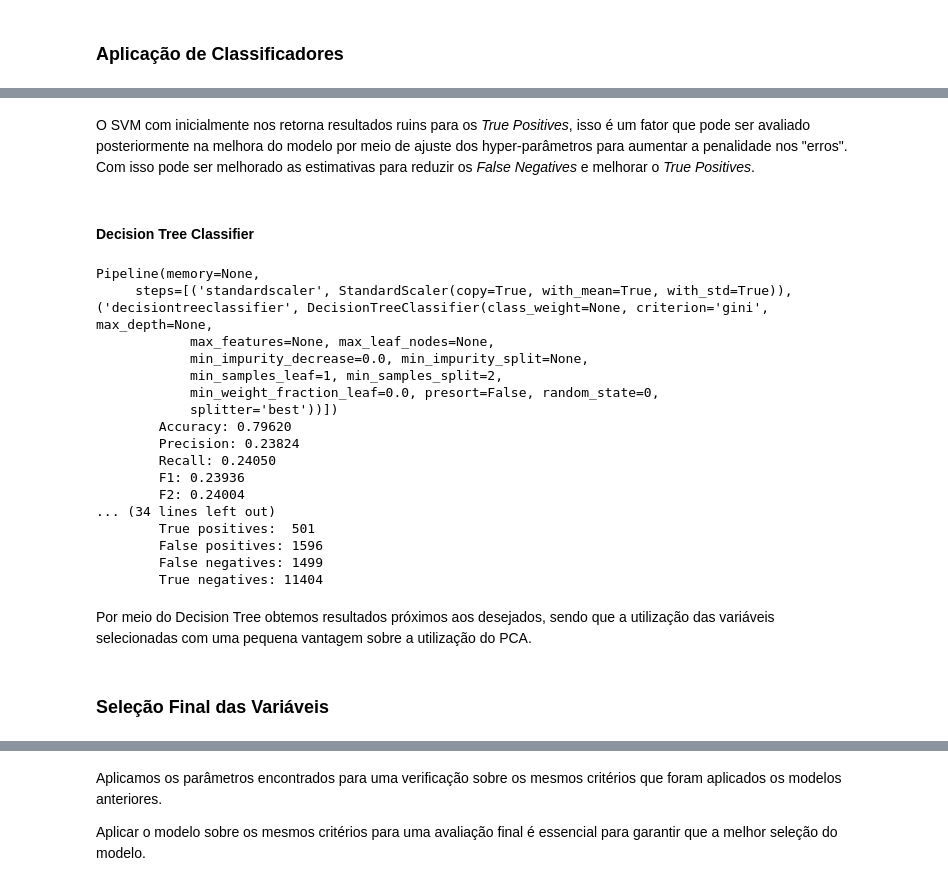
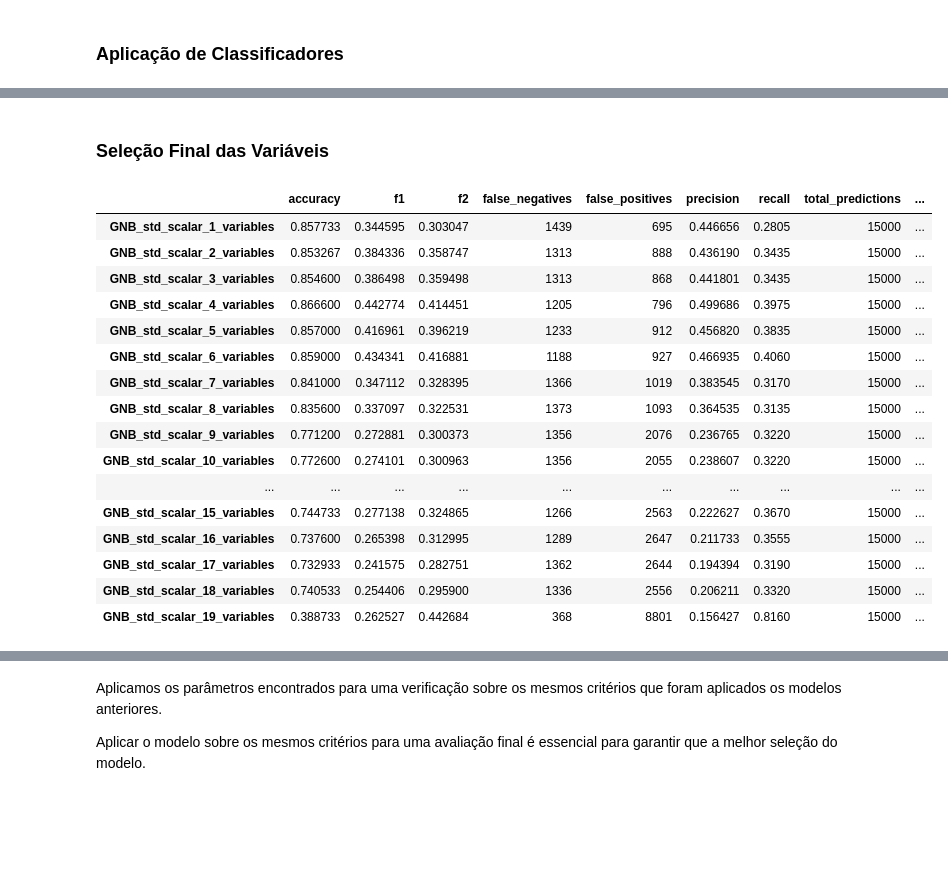
Before and after one commit to ChristianNogueira/udacity_machine_learning, a Jupyter notebook: final_project/final_project.ipynb, the cells around one changed output, grey strips where cells are left out. Saved outputs shown, nothing was run; the diff lists cells and outputs as text; code cells hidden in the pictures; blank space fills up the shorter version.

```diff
--- a/final_project/final_project.ipynb
+++ b/final_project/final_project.ipynb
@@ -227,7 +235,10 @@ features_scores = pd.concat([features_scores.reset_index(drop=True),
                              pd.Series(selector.scores_)], axis=1)
 features_scores.columns = ['variable', 'score']
 features_scores.set_index('variable', inplace=True)
-print(features_scores.sort_values(by=['score'], ascending=False))
+
+# vamos guardar a sequencia das variáveis para a avaliacao nos modelos
+features_sequence = features_scores.sort_values(by=['score'], ascending=False)
+print(features_sequence)
 # %% [output]
                                score
 variable
@@ -437,6 +456,10 @@ vezes é obtido com a função `StratifiedShuffleSplit` presente no
 # %%
 # criação do shuffle dos dados com seed fixo para replicação
 sss = StratifiedShuffleSplit(n_splits = 1000, random_state = 42)
+
+# variavel para guardar todos os testes realizados durante as análises
+results = pd.DataFrame(columns=['total_predictions', 'accuracy', 'f1', 'f2', 'precision', 'recall',
+              'true_negatives', 'false_negatives', 'false_positives', 'true_positives'])
 # %% [markdown]
 ### Aplicação de Classificadores
 # %% [markdown]
@@ -512,42 +569,2 @@ Pipeline(memory=None,
-# %% [markdown]
-O SVM com inicialmente nos retorna resultados ruins para os *True Positives*,
-isso é um fator que pode ser avaliado posteriormente na melhora do modelo por
-meio de ajuste dos hyper-parâmetros para aumentar a penalidade nos "erros".
-Com isso pode ser melhorado as estimativas para reduzir os *False Negatives* e
-melhorar o *True Positives*.
-# %% [markdown]
-#### Decision Tree Classifier
-# %%
-clf = make_pipeline(StandardScaler(),
-                    DecisionTreeClassifier(random_state=0))
-clf_pca = make_pipeline(StandardScaler(),
-                        PCA(n_components=4),
-                        DecisionTreeClassifier(random_state=0))
-
-tester(clf, sss, features_total, labels_poi)
-tester(clf, sss, features_select, labels_poi)
-tester(clf_pca, sss, features_total, labels_poi)
-# %% [output]
-Pipeline(memory=None,
-     steps=[('standardscaler', StandardScaler(copy=True, with_mean=True, with_std=True)), ('decisiontreeclassifier', DecisionTreeClassifier(class_weight=None, criterion='gini', max_depth=None,
-            max_features=None, max_leaf_nodes=None,
-            min_impurity_decrease=0.0, min_impurity_split=None,
-            min_samples_leaf=1, min_samples_split=2,
-            min_weight_fraction_leaf=0.0, presort=False, random_state=0,
-            splitter='best'))])
-        Accuracy: 0.79620
-        Precision: 0.23824
-        Recall: 0.24050
-        F1: 0.23936
-        F2: 0.24004
-... (34 lines left out)
-        True positives:  501
-        False positives: 1596
-        False negatives: 1499
-        True negatives: 11404
-# %% [markdown]
-Por meio do Decision Tree obtemos resultados próximos aos desejados, sendo que a
-utilização das variáveis selecionadas com uma pequena vantagem sobre a utilização
-do PCA.
 # %% [markdown]
 ### Seleção Final das Variáveis
@@ -553,0 +582,20 @@ do PCA.
+# %%
+results.tail(19)
+# %% [output]
+|  | accuracy | f1 | f2 | false_negatives | false_positives | precision | recall | total_predictions | ... |
+| GNB_std_scalar_1_variables | 0.857733 | 0.344595 | 0.303047 | 1439 | 695 | 0.446656 | 0.2805 | 15000 | ... |
+| GNB_std_scalar_2_variables | 0.853267 | 0.384336 | 0.358747 | 1313 | 888 | 0.436190 | 0.3435 | 15000 | ... |
+| GNB_std_scalar_3_variables | 0.854600 | 0.386498 | 0.359498 | 1313 | 868 | 0.441801 | 0.3435 | 15000 | ... |
+| GNB_std_scalar_4_variables | 0.866600 | 0.442774 | 0.414451 | 1205 | 796 | 0.499686 | 0.3975 | 15000 | ... |
+| GNB_std_scalar_5_variables | 0.857000 | 0.416961 | 0.396219 | 1233 | 912 | 0.456820 | 0.3835 | 15000 | ... |
+| GNB_std_scalar_6_variables | 0.859000 | 0.434341 | 0.416881 | 1188 | 927 | 0.466935 | 0.4060 | 15000 | ... |
+| GNB_std_scalar_7_variables | 0.841000 | 0.347112 | 0.328395 | 1366 | 1019 | 0.383545 | 0.3170 | 15000 | ... |
+| GNB_std_scalar_8_variables | 0.835600 | 0.337097 | 0.322531 | 1373 | 1093 | 0.364535 | 0.3135 | 15000 | ... |
+| GNB_std_scalar_9_variables | 0.771200 | 0.272881 | 0.300373 | 1356 | 2076 | 0.236765 | 0.3220 | 15000 | ... |
+| GNB_std_scalar_10_variables | 0.772600 | 0.274101 | 0.300963 | 1356 | 2055 | 0.238607 | 0.3220 | 15000 | ... |
+| ... | ... | ... | ... | ... | ... | ... | ... | ... | ... |
+| GNB_std_scalar_15_variables | 0.744733 | 0.277138 | 0.324865 | 1266 | 2563 | 0.222627 | 0.3670 | 15000 | ... |
+| GNB_std_scalar_16_variables | 0.737600 | 0.265398 | 0.312995 | 1289 | 2647 | 0.211733 | 0.3555 | 15000 | ... |
+| GNB_std_scalar_17_variables | 0.732933 | 0.241575 | 0.282751 | 1362 | 2644 | 0.194394 | 0.3190 | 15000 | ... |
+| GNB_std_scalar_18_variables | 0.740533 | 0.254406 | 0.295900 | 1336 | 2556 | 0.206211 | 0.3320 | 15000 | ... |
+| GNB_std_scalar_19_variables | 0.388733 | 0.262527 | 0.442684 | 368 | 8801 | 0.156427 | 0.8160 | 15000 | ... |
```
Also changed, not shown: parts of 32 cells of this notebook, 1 other file.
